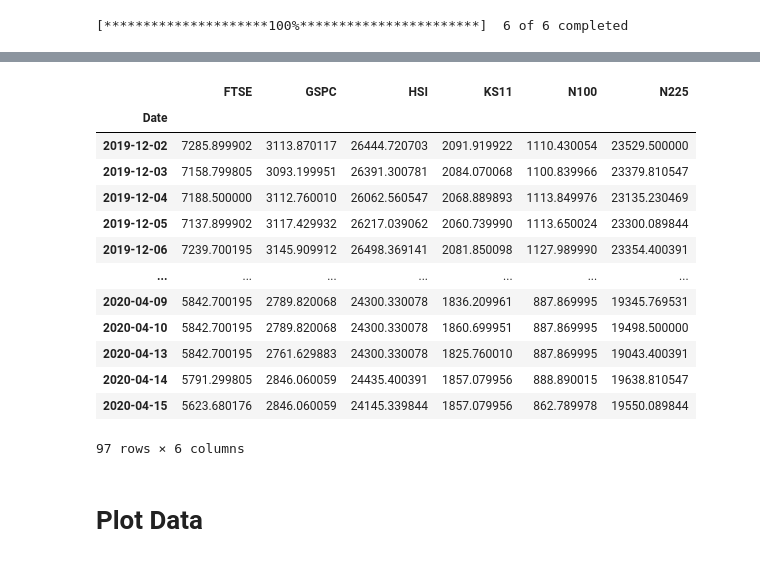
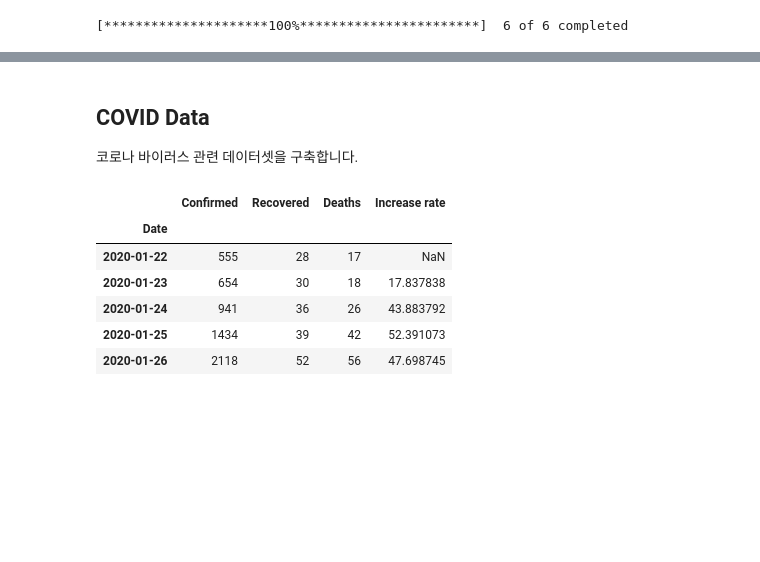
Before and after one commit to LiveCoronaDetector/livecod, a Jupyter notebook: finance/finance.ipynb, the cells around one changed output, grey strips where cells are left out. Saved outputs shown, nothing was run; the diff lists cells and outputs as text; code cells hidden in the pictures; blank space fills up the shorter version.

```diff
--- a/finance/finance.ipynb
+++ b/finance/finance.ipynb
@@ -58,20 +56,9 @@ data.tail(10)
 # %%
-data_na = data.fillna(method='ffill')
-data_na
+data_drop = data.dropna()
+data_fill = data.fillna(method='ffill')
-# %% [output]
-|  | FTSE | GSPC | HSI | KS11 | N100 | N225 |
-| Date |  |  |  |  |  |  |
-| 2019-12-02 | 7285.899902 | 3113.870117 | 26444.720703 | 2091.919922 | 1110.430054 | 23529.500000 |
-| 2019-12-03 | 7158.799805 | 3093.199951 | 26391.300781 | 2084.070068 | 1100.839966 | 23379.810547 |
-| 2019-12-04 | 7188.500000 | 3112.760010 | 26062.560547 | 2068.889893 | 1113.849976 | 23135.230469 |
-| 2019-12-05 | 7137.899902 | 3117.429932 | 26217.039062 | 2060.739990 | 1113.650024 | 23300.089844 |
-| 2019-12-06 | 7239.700195 | 3145.909912 | 26498.369141 | 2081.850098 | 1127.989990 | 23354.400391 |
-| ... | ... | ... | ... | ... | ... | ... |
-| 2020-04-09 | 5842.700195 | 2789.820068 | 24300.330078 | 1836.209961 | 887.869995 | 19345.769531 |
-| 2020-04-10 | 5842.700195 | 2789.820068 | 24300.330078 | 1860.699951 | 887.869995 | 19498.500000 |
-| 2020-04-13 | 5842.700195 | 2761.629883 | 24300.330078 | 1825.760010 | 887.869995 | 19043.400391 |
-| 2020-04-14 | 5791.299805 | 2846.060059 | 24435.400391 | 1857.079956 | 888.890015 | 19638.810547 |
-| 2020-04-15 | 5623.680176 | 2846.060059 | 24145.339844 | 1857.079956 | 862.789978 | 19550.089844 |
-97 rows × 6 columns
-# %% [markdown]
-# Plot Data
+# %% [markdown]
+## COVID Data
+
+코로나 바이러스 관련 데이터셋을 구축합니다.
+
+<!-- TODO -->
@@ -77,0 +75,11 @@ data_na
+# %%
+covid_agg = get_covid_data('https://raw.githubusercontent.com/datasets/covid-19/master/data/worldwide-aggregated.csv')
+covid_agg.head()
+# %% [output]
+|  | Confirmed | Recovered | Deaths | Increase rate |
+| Date |  |  |  |  |
+| 2020-01-22 | 555 | 28 | 17 | NaN |
+| 2020-01-23 | 654 | 30 | 18 | 17.837838 |
+| 2020-01-24 | 941 | 36 | 26 | 43.883792 |
+| 2020-01-25 | 1434 | 39 | 42 | 52.391073 |
+| 2020-01-26 | 2118 | 52 | 56 | 47.698745 |
```
Also changed, not shown: parts of 17 cells of this notebook.
